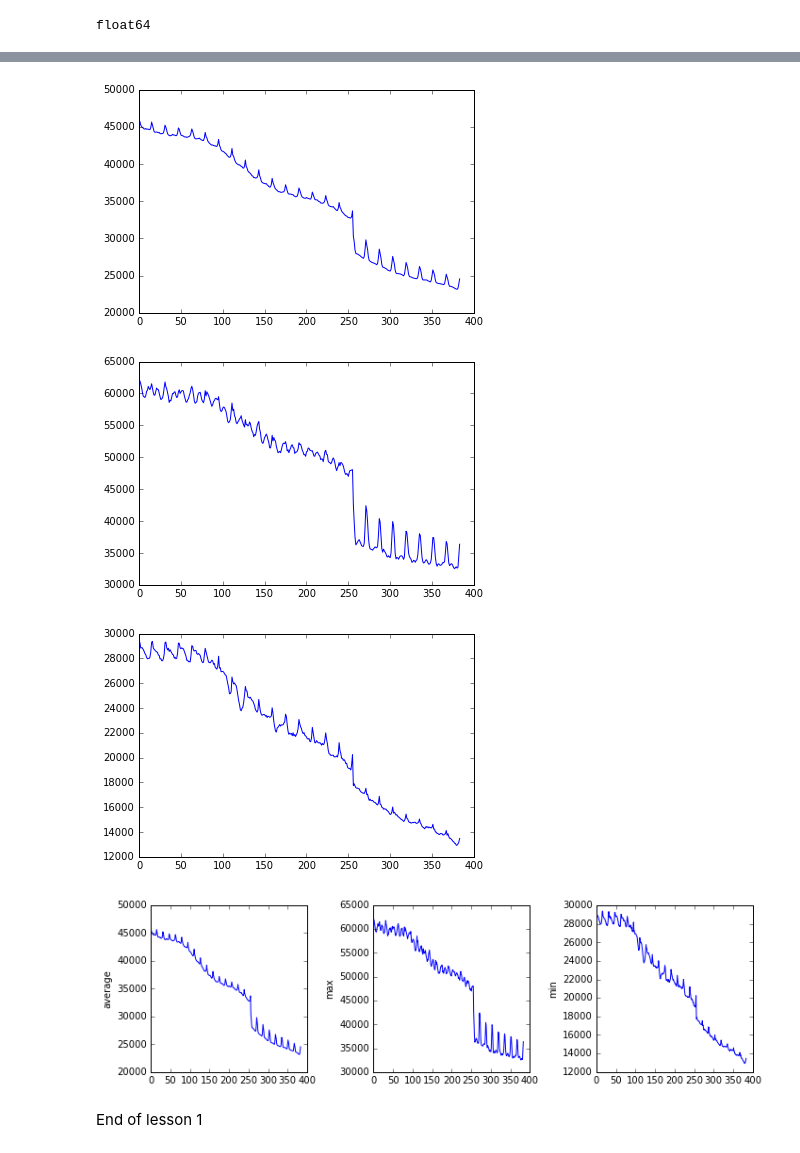
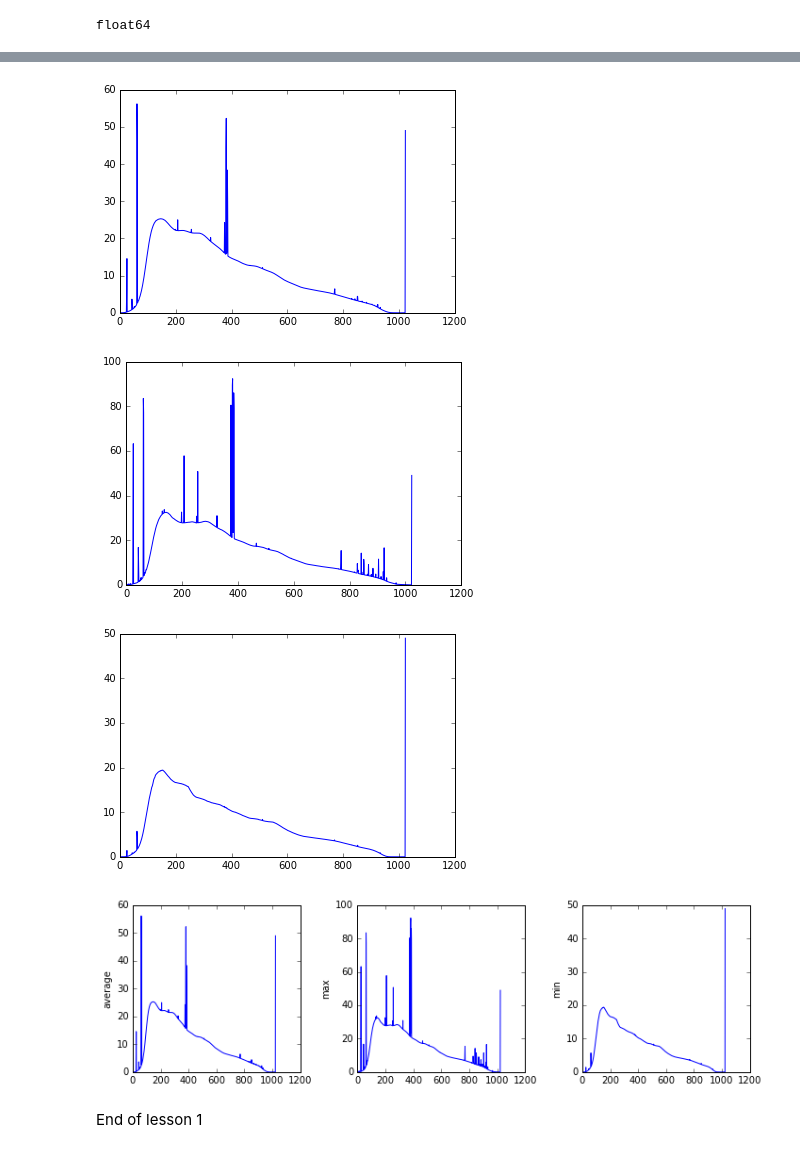
Before and after one commit to bhazelton/random_stuff, a Jupyter notebook: CHAMP/CHAMP python.ipynb, the cells around one changed output, grey strips where cells are left out. Cells and saved outputs as stored; diff of their text form; code cells hidden in the pictures.

Commit message:
switch to using HERA data

```diff
--- a/CHAMP/CHAMP python.ipynb
+++ b/CHAMP/CHAMP python.ipynb
@@ -5,5 +5,5 @@ I'm leaving out all the words/explanations in this notebook and just documenting
 # %%
 import numpy
 # %%
-numpy.loadtxt(fname='spectra-01.csv', delimiter=',')
+numpy.loadtxt(fname='HERA_data/spectra-01.csv', delimiter=',')
 # %% [output]
@@ -54,7 +54,7 @@ numpy       module    <module 'numpy' from '/Us<...>ages/numpy/__init__.pyc'>
 weight_kg   float     100.0
 weight_lb   float     126.5
 # %%
-data = numpy.loadtxt(fname='spectra-01.csv', delimiter=',')
+data = numpy.loadtxt(fname='HERA_data/spectra-01.csv', delimiter=',')
 # %%
 print(data)
 # %% [output]
@@ -236,43 +206,43 @@ ave_spectrum = numpy.mean(data, axis=0)
 ave_plot = matplotlib.pyplot.plot(ave_spectrum)
 matplotlib.pyplot.show()
 # %% [output]
-[figure, old version]
+[figure, new version]
 # %%
 max_plot = matplotlib.pyplot.plot(numpy.max(data, axis=0))
 matplotlib.pyplot.show()
 # %% [output]
-[figure, old version]
+[figure, new version]
 # %%
 min_plot = matplotlib.pyplot.plot(numpy.min(data, axis=0))
 matplotlib.pyplot.show()
 # %% [output]
-[figure, old version]
+[figure, new version]
 # %%
 import numpy
 import matplotlib.pyplot
 
-data = numpy.loadtxt(fname='spectra-01.csv', delimiter=',')
+data = numpy.loadtxt(fname='HERA_data/spectra-01.csv', delimiter=',')
 
 fig = matplotlib.pyplot.figure(figsize=(10.0, 3.0))
 
 axes1 = fig.add_subplot(1, 3, 1)
 axes2 = fig.add_subplot(1, 3, 2)
 axes3 = fig.add_subplot(1, 3, 3)
 
 axes1.set_ylabel('average')
 axes1.plot(numpy.mean(data, axis=0))
 
 axes2.set_ylabel('max')
 axes2.plot(numpy.max(data, axis=0))
 
 axes3.set_ylabel('min')
 axes3.plot(numpy.min(data, axis=0))
 
 fig.tight_layout()
 
 matplotlib.pyplot.show()
 # %% [output]
-[figure, old version]
+[figure, new version]
 # %% [markdown]
 End of lesson 1
 # %% [markdown]
```
Also changed, not shown: parts of 23 cells of this notebook.
